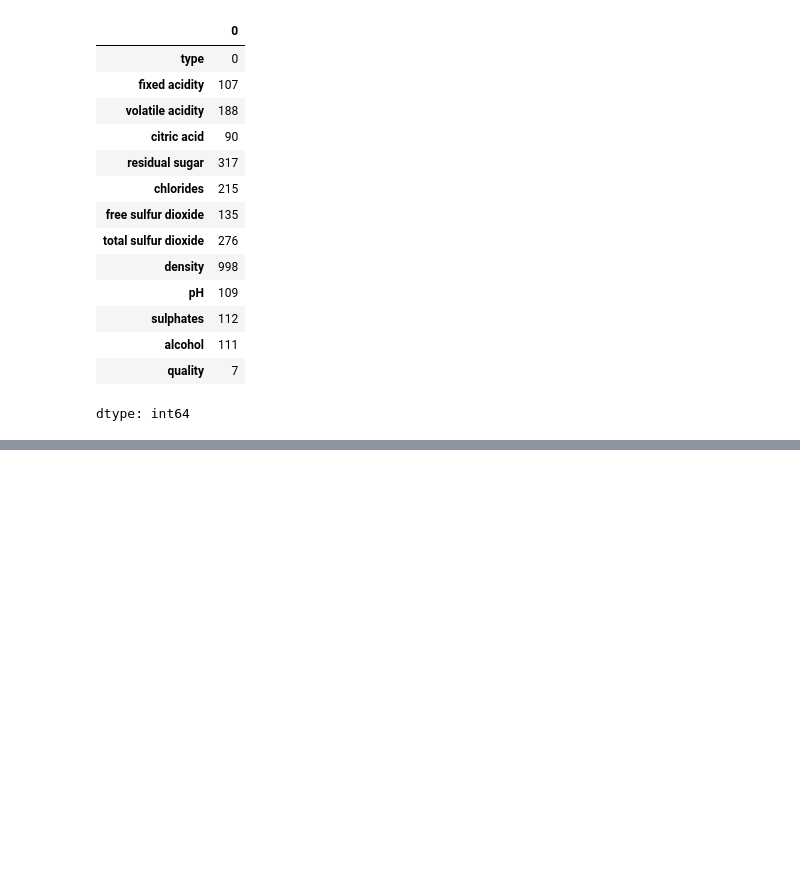
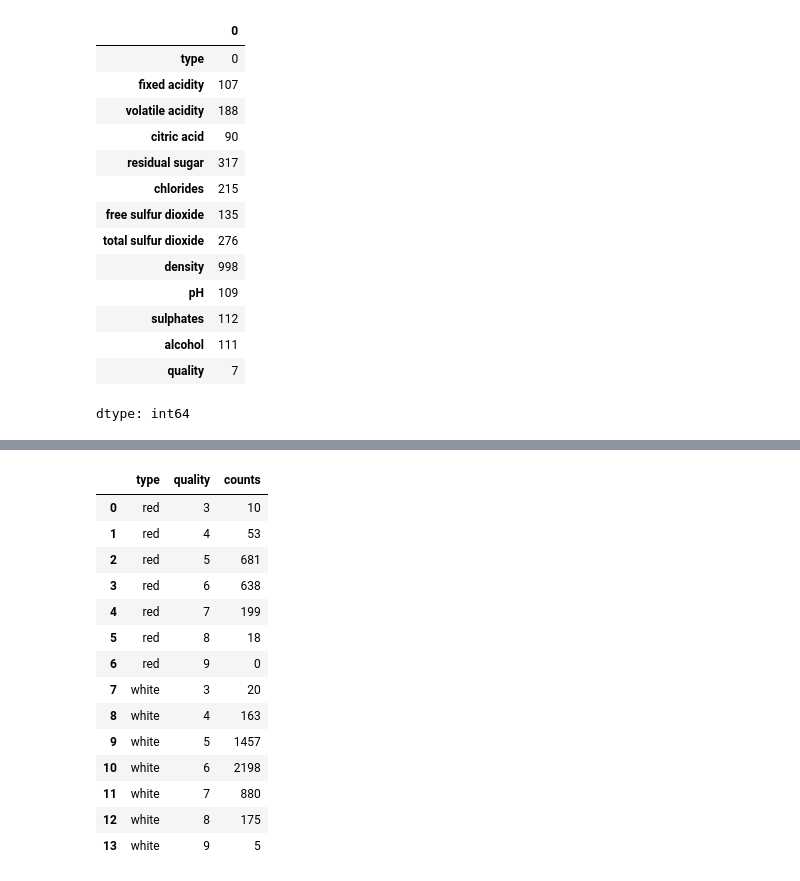
Before and after one commit to eugeinga/CODER-DataScienceI, a Jupyter notebook: TP_Data_Science_I.ipynb, the cells around one changed output, grey strips where cells are left out. Cells and saved outputs as stored; diff of their text form; code cells hidden in the pictures; blank space fills up the shorter version.

```diff
--- a/TP_Data_Science_I.ipynb
+++ b/TP_Data_Science_I.ipynb
@@ -299,0 +304,21 @@ dtype: int64
+# %%
+# Agrupo los datos por tipo y calidad
+
+df2Agrupado = df2.groupby(['type', 'quality'], observed=False).size().reset_index(name='counts')
+df2Agrupado
+# %% [output]
+|  | type | quality | counts |
+| 0 | red | 3 | 10 |
+| 1 | red | 4 | 53 |
+| 2 | red | 5 | 681 |
+| 3 | red | 6 | 638 |
+| 4 | red | 7 | 199 |
+| 5 | red | 8 | 18 |
+| 6 | red | 9 | 0 |
+| 7 | white | 3 | 20 |
+| 8 | white | 4 | 163 |
+| 9 | white | 5 | 1457 |
+| 10 | white | 6 | 2198 |
+| 11 | white | 7 | 880 |
+| 12 | white | 8 | 175 |
+| 13 | white | 9 | 5 |
```
Also changed, not shown: parts of 15 cells of this notebook.
